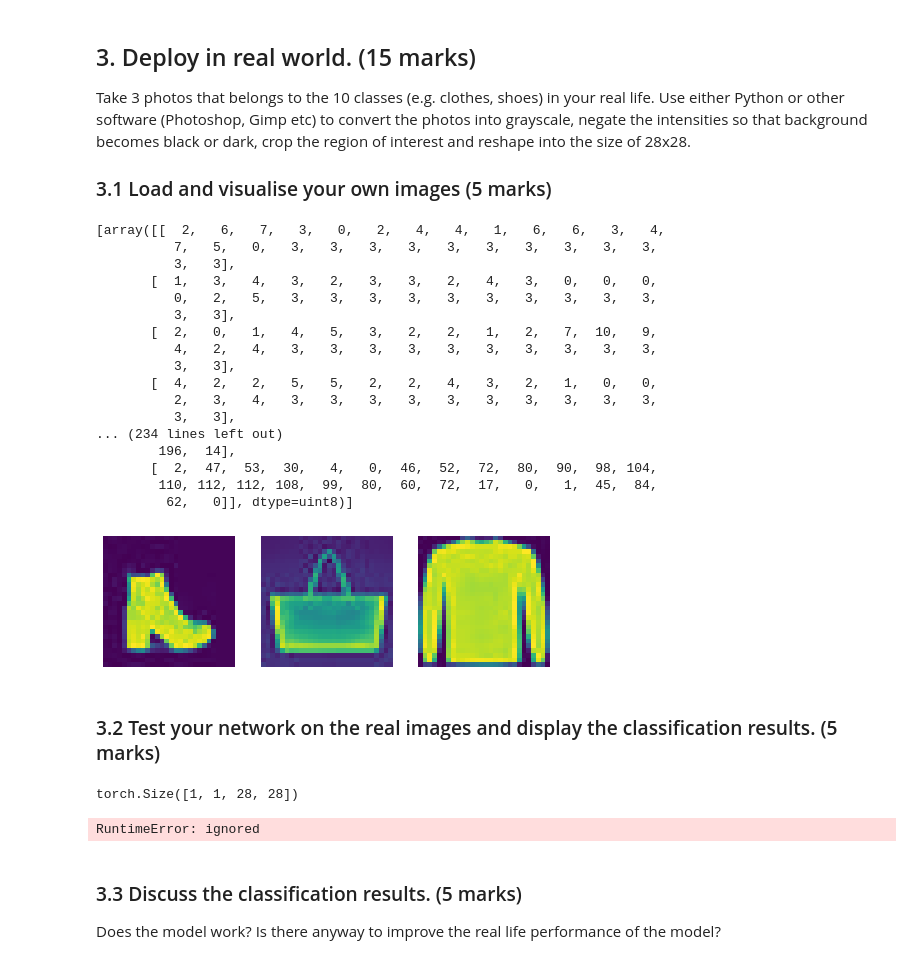
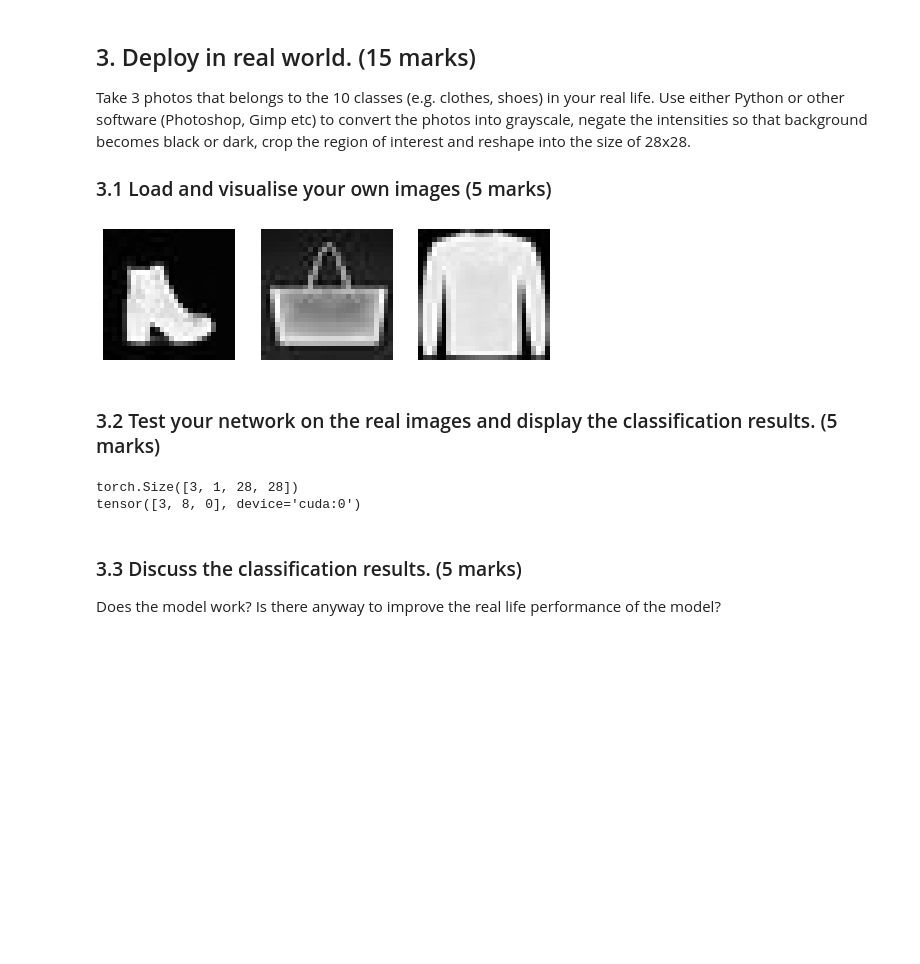
Before and after one commit to lengwe/Computer_Vision_2020, a Jupyter notebook: coursework_2/coursework_2.ipynb, the cells around one changed output. Saved outputs shown, nothing was run; the diff lists cells and outputs as text; code cells hidden in the pictures; blank space fills up the shorter version.

```diff
--- a/coursework_2/coursework_2.ipynb
+++ b/coursework_2/coursework_2.ipynb
@@ -313,85 +313,46 @@ Take 3 photos that belongs to the 10 classes (e.g. clothes, shoes) in your real
 # %%
 # ankle_boot = rgb2gray(image.imread('rsz_ankle_boots.jpg'))
 # bag = rgb2gray(image.imread('rsz_bag.jpg'))
 # pullover = rgb2gray(image.imread('rsz_pullover.jpg'))
 own_images = []
 fig = plt.figure(figsize=(8,8))
-# own_images.append(ankle_boot)
-# own_images.append(bag)
-# own_images.append(pullover)
 columns=3
 rows = 1
 
 ankle_boot = cv2.imread('rsz_ankle_boots.jpg',0)
 bag = cv2.imread('rsz_bag.jpg',0)
 pullover = cv2.imread('rsz_pullover.jpg',0)
-# own_images.append(ankle_boot)
-# own_images.append(bag)
-# own_images.append(pullover)
-
-
-
 
 # ankle_boot = Image.open('rsz_ankle_boots.jpg').convert('LA')
 # bag = Image.open('rsz_bag.jpg').convert('LA')
 # pullover = Image.open('rsz_pullover.jpg').convert('LA')
-own_images.append(ankle_boot)
-own_images.append(bag)
-own_images.append(pullover)
-print(own_images)
+own_images.append(ankle_boot.astype('float32'))
+own_images.append(bag.astype('float32'))
+own_images.append(pullover.astype('float32'))
 
 for i in range(1, columns*rows+1):
     fig.add_subplot(rows, columns, i)
     plt.axis('off')
-    plt.imshow(own_images[i-1])
+    plt.imshow(own_images[i-1],cmap='gray')
 plt.show()
 # %% [output]
-[array([[  2,   6,   7,   3,   0,   2,   4,   4,   1,   6,   6,   3,   4,
-          7,   5,   0,   3,   3,   3,   3,   3,   3,   3,   3,   3,   3,
-          3,   3],
-       [  1,   3,   4,   3,   2,   3,   3,   2,   4,   3,   0,   0,   0,
-          0,   2,   5,   3,   3,   3,   3,   3,   3,   3,   3,   3,   3,
-          3,   3],
-       [  2,   0,   1,   4,   5,   3,   2,   2,   1,   2,   7,  10,   9,
-          4,   2,   4,   3,   3,   3,   3,   3,   3,   3,   3,   3,   3,
-          3,   3],
-       [  4,   2,   2,   5,   5,   2,   2,   4,   3,   2,   1,   0,   0,
-          2,   3,   4,   3,   3,   3,   3,   3,   3,   3,   3,   3,   3,
-          3,   3],
-... (234 lines left out)
-        196,  14],
-       [  2,  47,  53,  30,   4,   0,  46,  52,  72,  80,  90,  98, 104,
-        110, 112, 112, 108,  99,  80,  60,  72,  17,   0,   1,  45,  84,
-         62,   0]], dtype=uint8)]
-[figure, old version]
+[figure, new version]
 # %% [markdown]
 ### 3.2 Test your network on the real images and display the classification results. (5 marks)
-# %%
-# model.eval()
-# expand_image = np.expand_dims(np.array(own_images),axis=0)
-# expand_image = np.expand_dims(expand_image,axis=0)
-# image_tensor = torch.from_numpy(expand_image)
-# print(image_tensor.shape)
-# image_arr = []
-# for i in range(3):
-#   image_arr=np.array(np.array(own_images[i]))
-# print(image_arr)
-
-# expand_image = np.expand_dims(np.array(image_arr),axis=0)
-# image_tensor = torch.from_numpy(expand_image)
-# print(tensor_image.shape)
-
-x = np.array(own_images)
-x.shape
-model.eval()
-with torch.no_grad():
-  for inputs in image_tensor:
-    inputs = inputs.to(device)
-    print(inputs.shape)
-    outputs = model(inputs)
-# %% [output]
-torch.Size([1, 1, 28, 28])
-RuntimeError: ignored
+# %%
+actual = [9,8,2]
+x = np.array(own_images)
+x = x.reshape(3, 1, 28, 28)
+x = torch.from_numpy(x)
+print(x.shape)
+model.eval()
+with torch.no_grad():
+  output=model(x.cuda())
+  _, predicted = torch.max(outputs.data, 1)
+  print(predicted)
+# %% [output]
+torch.Size([3, 1, 28, 28])
+tensor([3, 8, 0], device='cuda:0')
 # %% [markdown]
 ### 3.3 Discuss the classification results. (5 marks)
 
```
Also changed, not shown: parts of 4 cells of this notebook.
